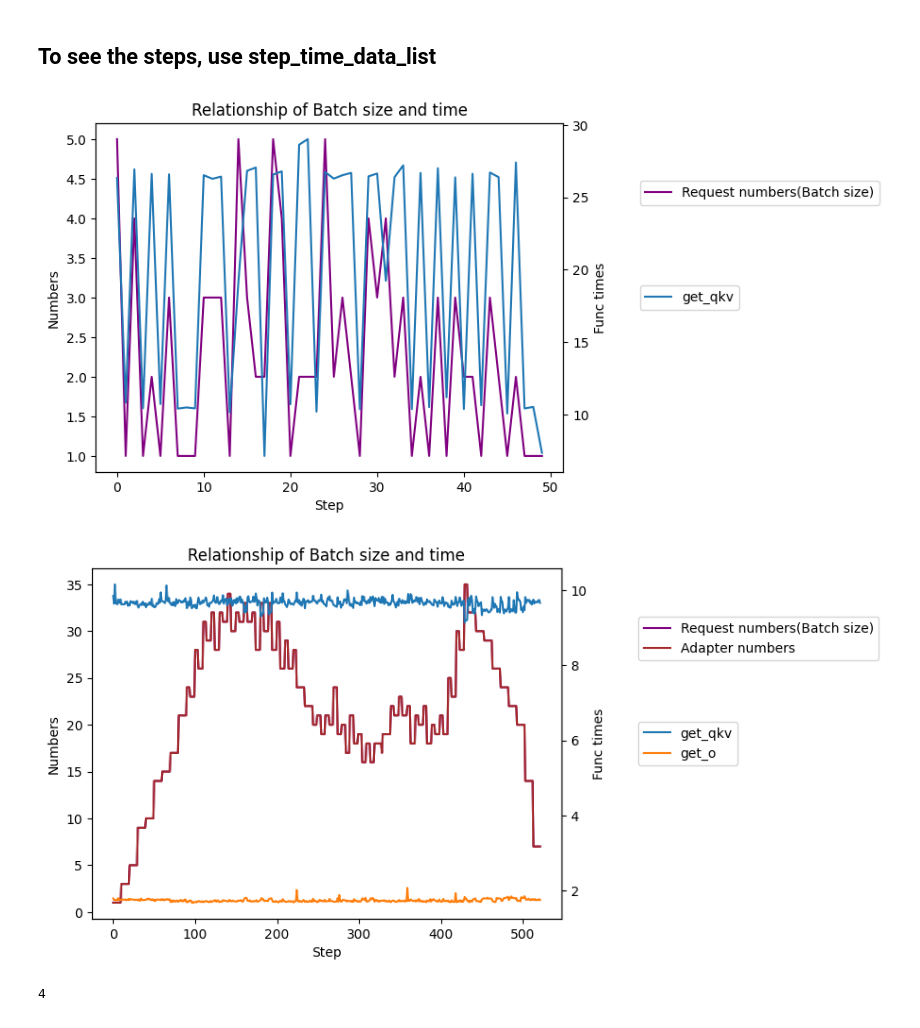
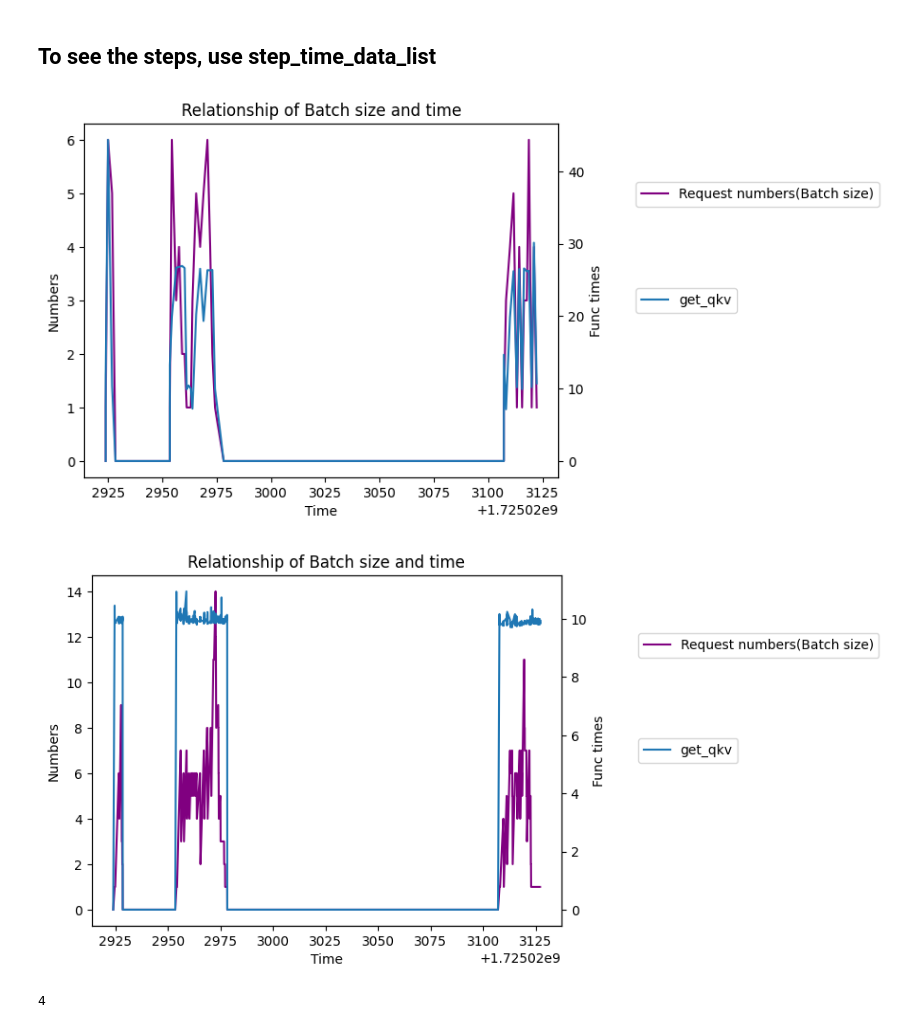
Before and after one commit to sgjeon194/S-LoRA_Analysis, a Jupyter notebook: Logs/timeDataParser.ipynb, the cells around one changed output. Saved outputs shown, nothing was run; the diff lists cells and outputs as text; code cells hidden in the pictures.

Commit message:
Added time axis in analysis

```diff
--- a/Logs/timeDataParser.ipynb
+++ b/Logs/timeDataParser.ipynb
@@ -195,14 +199,56 @@ def plot_batch_and_summaries(step_list):
     plt.title('Relationship of Batch size and time')
 
     plt.show()
+# %%
+import matplotlib.pyplot as plt
+
+def plot_batch_and_summaries_by_time(step_list):
+    time = [step["run_time"] for step in step_list]
+    request_numbers = [step["request_num"] for step in step_list]
+    adapter_numbers = [step["adapter_num"] for step in step_list]
+
+    summarys = [step["summary"] for step in step_list]
+
+    summary_dict = aggregate_jsons(summarys)
+
+    fig, ax1 = plt.subplots()
+    ax1.plot(time, request_numbers, color='purple', label='Request numbers(Batch size)')
+    #ax1.plot(time, adapter_numbers, color='brown', label='Adapter numbers')
+    ax1.set_xlabel('Time')
+    ax1.set_ylabel('Numbers')
+    ax1.tick_params(axis='y')
+
+    ax1.legend(loc='upper left')
+
+    ax2 = ax1.twinx()
+    #ax2.plot(time, summary_dict["total_ffn_time"], label='total_ffn_time')
+    #ax2.plot(time, summary_dict["total_attention_time"], label='total_attention_time')
+    #ax2.plot(time, summary_dict["atten_norm"], label='atten_norm')
+    #ax2.plot(time, summary_dict["precache"], label='precache')
+    ax2.plot(time, summary_dict["get_qkv"]["total_time"], label='get_qkv')
+    #ax2.plot(time, summary_dict["postcache"], label='postcache')
+    #ax2.plot(time, summary_dict["atten_calc"], label='atten_calc')
+    #ax2.plot(time, summary_dict["get_o"]["total_time"], label='get_o')
+
+    ax2.set_ylabel('Func times')
+    ax2.tick_params(axis='y')
+    #ax2.set_ylim(0, 400)
+    ax2.legend(loc='upper right')
+
+    ax1.legend(loc='center left', bbox_to_anchor=(1.15, 0.8))
+    ax2.legend(loc='center left', bbox_to_anchor=(1.15, 0.5))
+
+    plt.title('Relationship of Batch size and time')
+
+    plt.show()
 # %%
-plot_batch_and_summaries(prefill_steps[450:500])
+plot_batch_and_summaries_by_time(prefill_steps)
 # %% [output]
-[figure, old version]
+[figure, new version]
 # %%
-plot_batch_and_summaries(decode_steps)
+plot_batch_and_summaries_by_time(decode_steps)
 # %% [output]
-[figure, old version]
+[figure, new version]
 # %%
 decode_steps[25]["adapter_num"]
 # %% [output]
```
Also changed, not shown: parts of 12 cells of this notebook, 2 other files.
